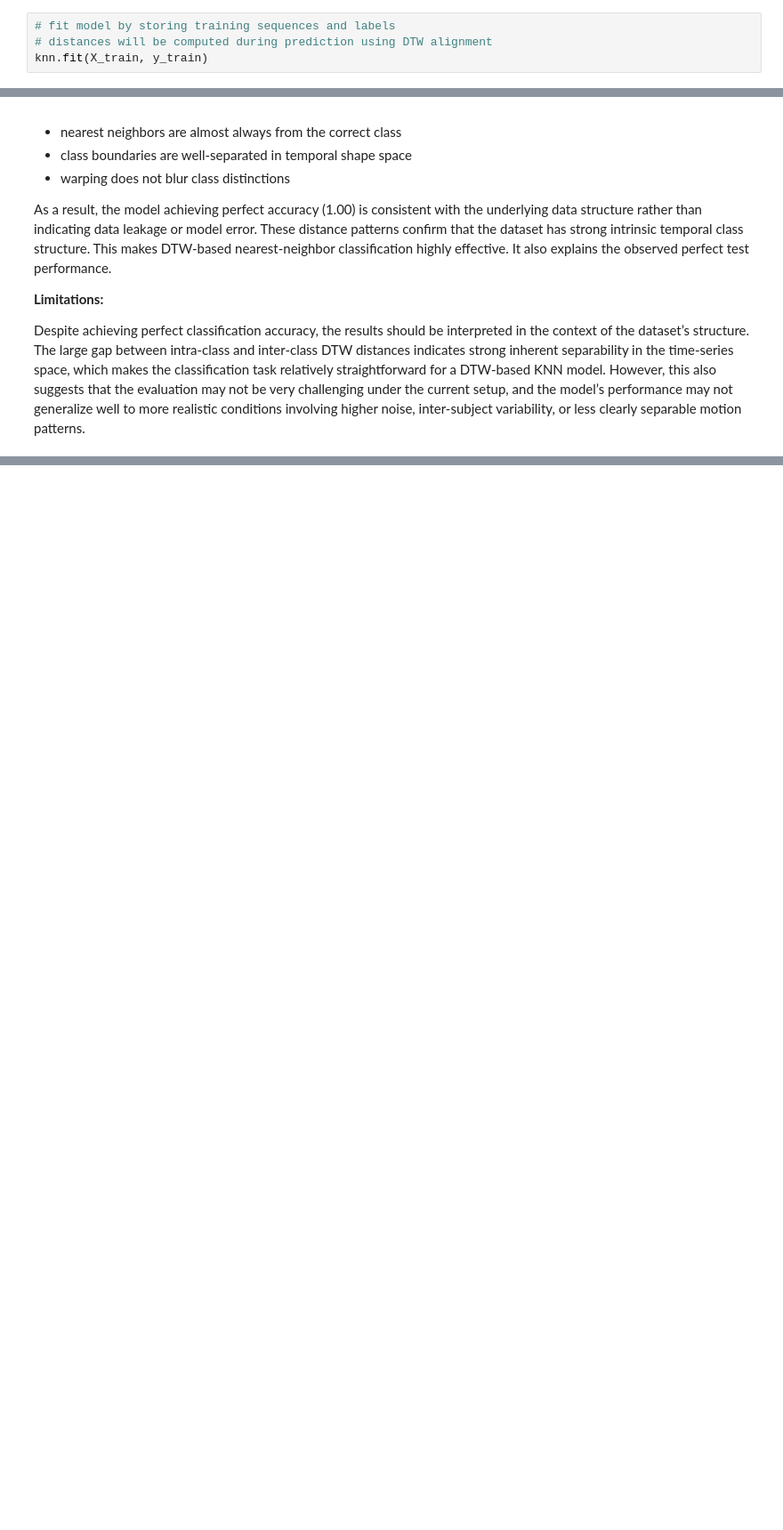
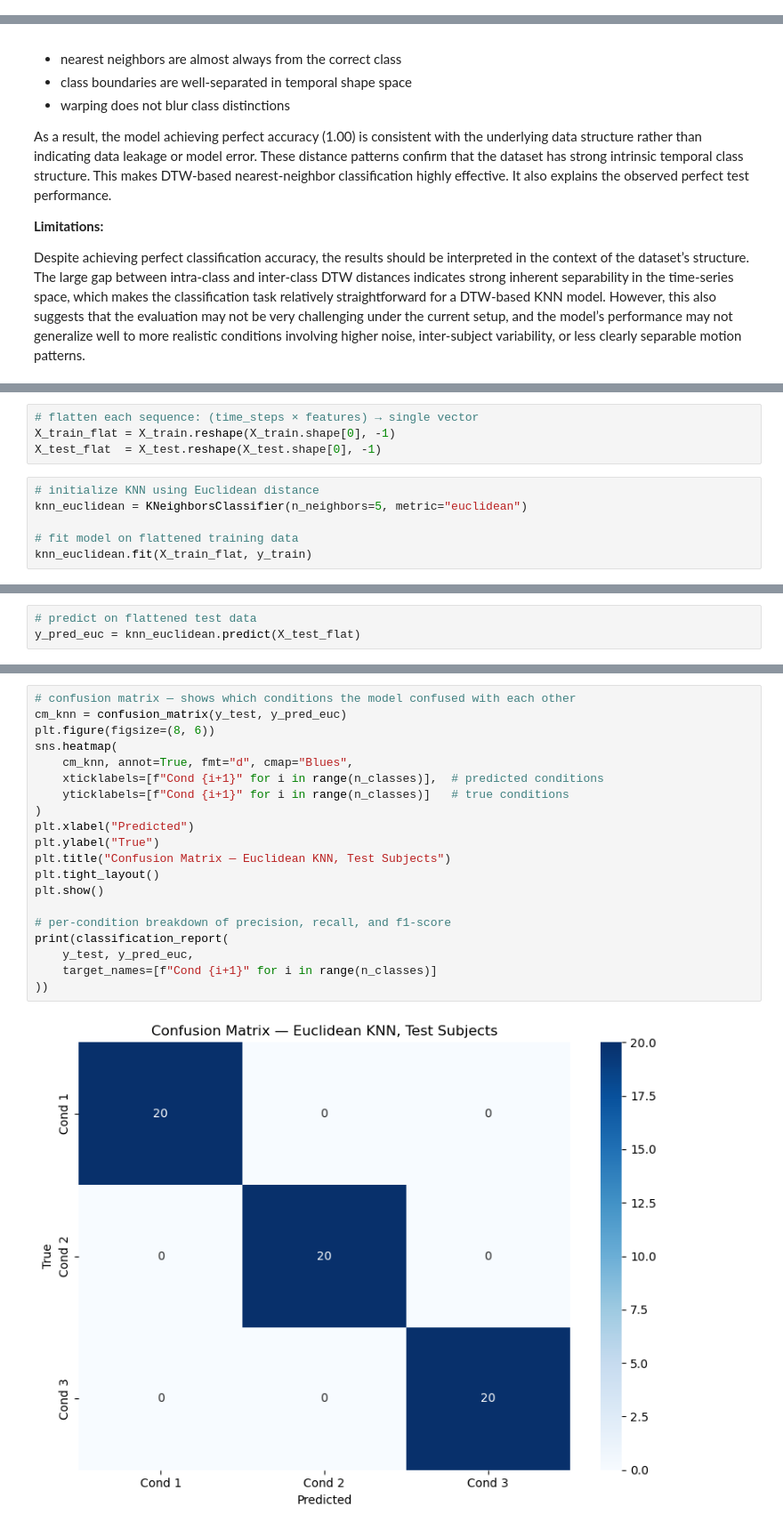
Before and after one commit to jiang-h-y/gait-condition-classification, a Jupyter notebook: analysis_pytorch.ipynb, the cells around one changed output, grey strips where cells are left out. Shown at 89% size. Cells and saved outputs as stored; diff of their text form; blank space fills up the shorter version.

Commit message:
Added Euclidean kNN.

```diff
--- a/analysis_pytorch.ipynb
+++ b/analysis_pytorch.ipynb
@@ -418,7 +418,3 @@ Therefore with 8 subjects x 3 conditions x 10 replications = 240 training sequen
 knn.fit(X_train, y_train)
 # %% [output]
 KNeighborsTimeSeriesClassifier()
-# %%
-# fit model by storing training sequences and labels
-# distances will be computed during prediction using DTW alignment
-knn.fit(X_train, y_train)
@@ -529,0 +516,10 @@ Despite achieving perfect classification accuracy, the results should be interpr
+# %%
+# flatten each sequence: (time_steps × features) → single vector
+X_train_flat = X_train.reshape(X_train.shape[0], -1)
+X_test_flat  = X_test.reshape(X_test.shape[0], -1)
+# %%
+# initialize KNN using Euclidean distance
+knn_euclidean = KNeighborsClassifier(n_neighbors=5, metric="euclidean")
+
+# fit model on flattened training data
+knn_euclidean.fit(X_train_flat, y_train)
@@ -529,0 +528,3 @@ Despite achieving perfect classification accuracy, the results should be interpr
+# %%
+# predict on flattened test data
+y_pred_euc = knn_euclidean.predict(X_test_flat)
@@ -529,0 +537,22 @@ Despite achieving perfect classification accuracy, the results should be interpr
+# %%
+# confusion matrix — shows which conditions the model confused with each other
+cm_knn = confusion_matrix(y_test, y_pred_euc)
+plt.figure(figsize=(8, 6))
+sns.heatmap(
+    cm_knn, annot=True, fmt="d", cmap="Blues",
+    xticklabels=[f"Cond {i+1}" for i in range(n_classes)],  # predicted conditions
+    yticklabels=[f"Cond {i+1}" for i in range(n_classes)]   # true conditions
+)
+plt.xlabel("Predicted")
+plt.ylabel("True")
+plt.title("Confusion Matrix — Euclidean KNN, Test Subjects")
+plt.tight_layout()
+plt.show()
+
+# per-condition breakdown of precision, recall, and f1-score
+print(classification_report(
+    y_test, y_pred_euc,
+    target_names=[f"Cond {i+1}" for i in range(n_classes)]
+))
+# %% [output]
+[figure, added]
```
Also changed, not shown: parts of 10 cells of this notebook.
